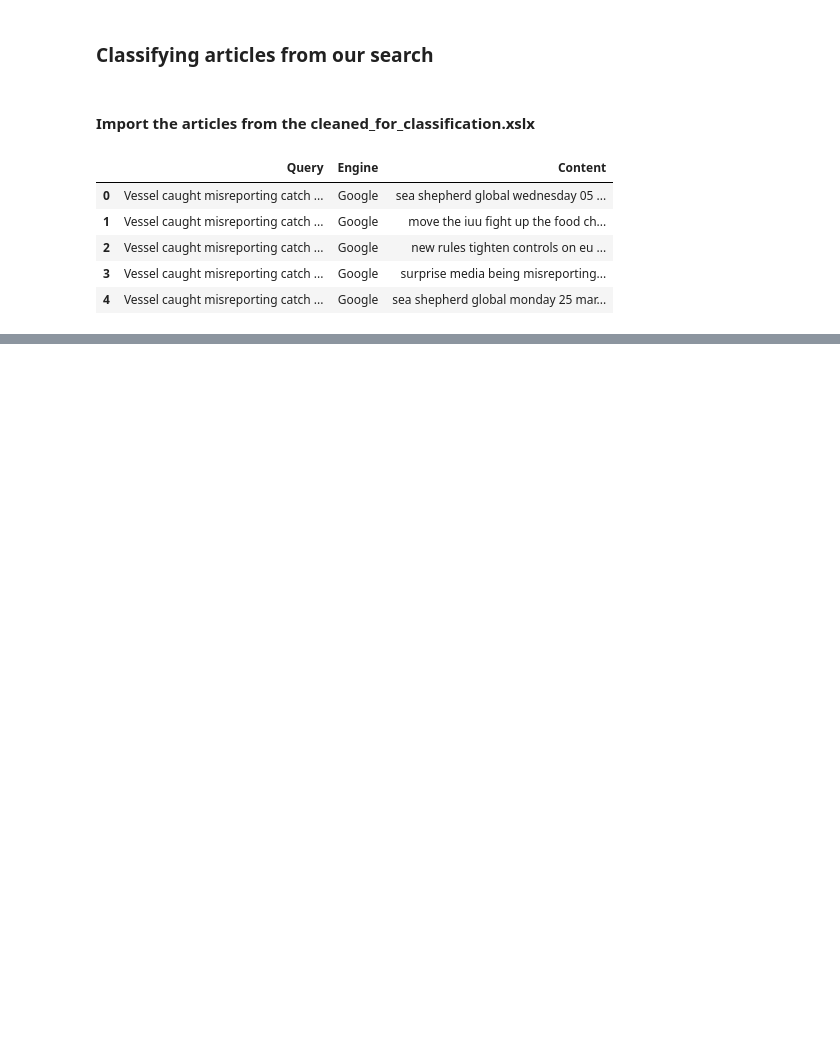
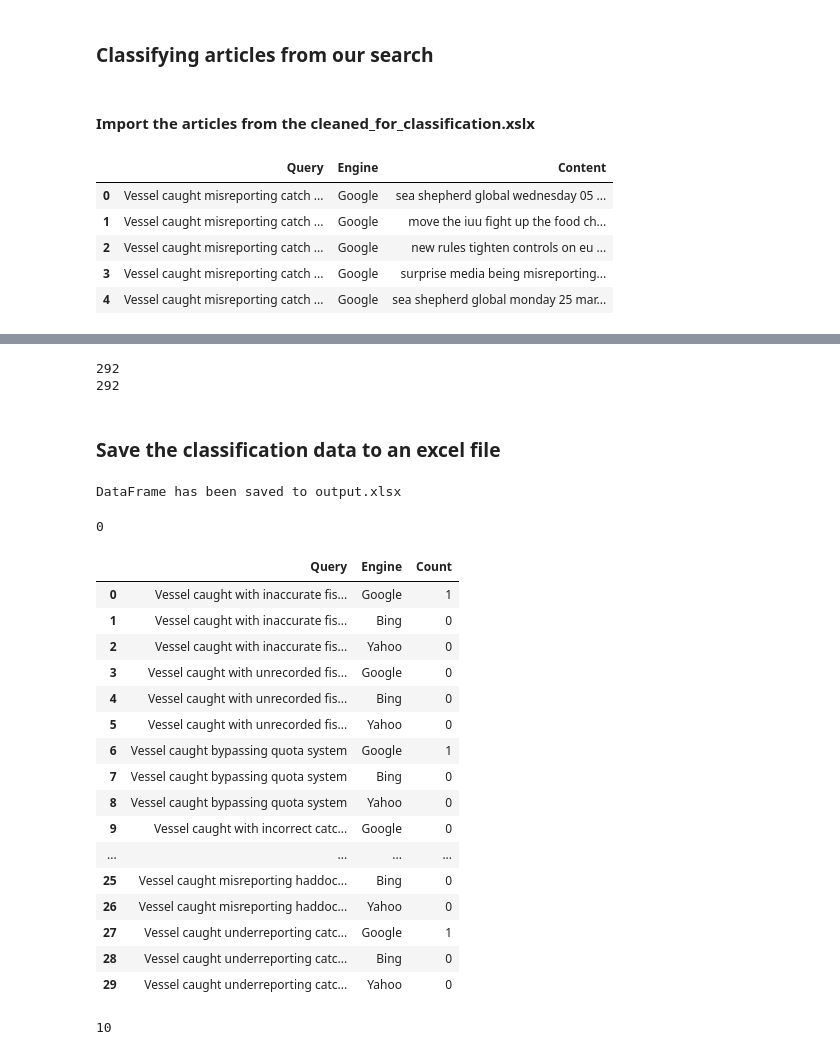
Before and after one commit to cdjuikem/NCI2, a Jupyter notebook: CODES/Classification_test/Classification.ipynb, the cells around one changed output, grey strips where cells are left out. Saved outputs shown, nothing was run; the diff lists cells and outputs as text; code cells hidden in the pictures; blank space fills up the shorter version.

```diff
--- a/CODES/Classification_test/Classification.ipynb
+++ b/CODES/Classification_test/Classification.ipynb
@@ -421,3 +381,78 @@ ValueError: X has 20080 features, but MultinomialNB is expecting 2976 features a
+# %%
+classified_data = new_data.copy()
+
+data_articles = classified_data['Content'].tolist()
+vectorizer_data = TfidfVectorizer(vocabulary = feature_names,stop_words='english')
+tfidf_matrix_data = vectorizer_data.fit_transform(data_articles)
+
+tfidf_matrix_dense_data = tfidf_matrix_data.toarray()
+
+y = clf.predict(tfidf_matrix_dense_data)
+#y_pred = clf.predict(X_test)
+
+print(len(data_articles))
+print(len(y))
+
+classified_data['Relevance'] = y
+# %% [output]
+292
+292
+# %% [markdown]
+### Save the classification data to an excel file
+# %%
+####### Have to have search_results_articles as a pandas data frame
+
+# Save DataFrame to Excel
+classified_data.to_excel('classified_data.xlsx', index=False)
+
+print("DataFrame has been saved to output.xlsx")
+# %% [output]
+DataFrame has been saved to output.xlsx
+# %%
+import pandas as pd
+classified_data = pd.read_excel('classified_data.xlsx')
+classified_data_count = pd.DataFrame(columns = ['Query', 'Engine', 'Count'])
+print(len(classified_data_count))
+Queries = set(classified_data['Query'].tolist())
+
+
+
+for query in Queries:
+    Google_rel_count = sum(1 for ind, row in classified_data.iterrows() if (row['Query'] == query) and (row['Engine'] == 'Google') and (row['Relevance'] == 'relevant') )
+    Bing_rel_count = sum(1 for ind, row in classified_data.iterrows() if (row['Query'] == query) and (row['Engine'] == 'Bing') and (row['Relevance'] == 'relevant') )
+    Yahoo_rel_count = sum(1 for ind, row in classified_data.iterrows() if (row['Query'] == query) and (row['Engine'] == 'Yahoo') and (row['Relevance'] == 'relevant') )
+    classified_data_count.loc[len(classified_data_count)] = [query, 'Google', Google_rel_count]
+    classified_data_count.loc[len(classified_data_count)] = [query, 'Bing', Bing_rel_count]
+    classified_data_count.loc[len(classified_data_count)] = [query, 'Yahoo', Yahoo_rel_count]
+
+classified_data_count.head(30)
+# %% [output]
+0
+|  | Query | Engine | Count |
+| 0 | Vessel caught with inaccurate fis... | Google | 1 |
+| 1 | Vessel caught with inaccurate fis... | Bing | 0 |
+| 2 | Vessel caught with inaccurate fis... | Yahoo | 0 |
+| 3 | Vessel caught with unrecorded fis... | Google | 0 |
+| 4 | Vessel caught with unrecorded fis... | Bing | 0 |
+| 5 | Vessel caught with unrecorded fis... | Yahoo | 0 |
+| 6 | Vessel caught bypassing quota system | Google | 1 |
+| 7 | Vessel caught bypassing quota system | Bing | 0 |
+| 8 | Vessel caught bypassing quota system | Yahoo | 0 |
+| 9 | Vessel caught with incorrect catc... | Google | 0 |
+| ... | ... | ... | ... |
+| 25 | Vessel caught misreporting haddoc... | Bing | 0 |
+| 26 | Vessel caught misreporting haddoc... | Yahoo | 0 |
+| 27 | Vessel caught underreporting catc... | Google | 1 |
+| 28 | Vessel caught underreporting catc... | Bing | 0 |
+| 29 | Vessel caught underreporting catc... | Yahoo | 0 |
 # %%
 # Declare a classified_data
 classified_data = new_data.copy()
+
+count = 0
+for rel in y:
+    if rel == 'relevant':
+        count += 1
+print(count)
+# %% [output]
+10
```
Also changed, not shown: parts of 10 cells of this notebook, 2 other files.
